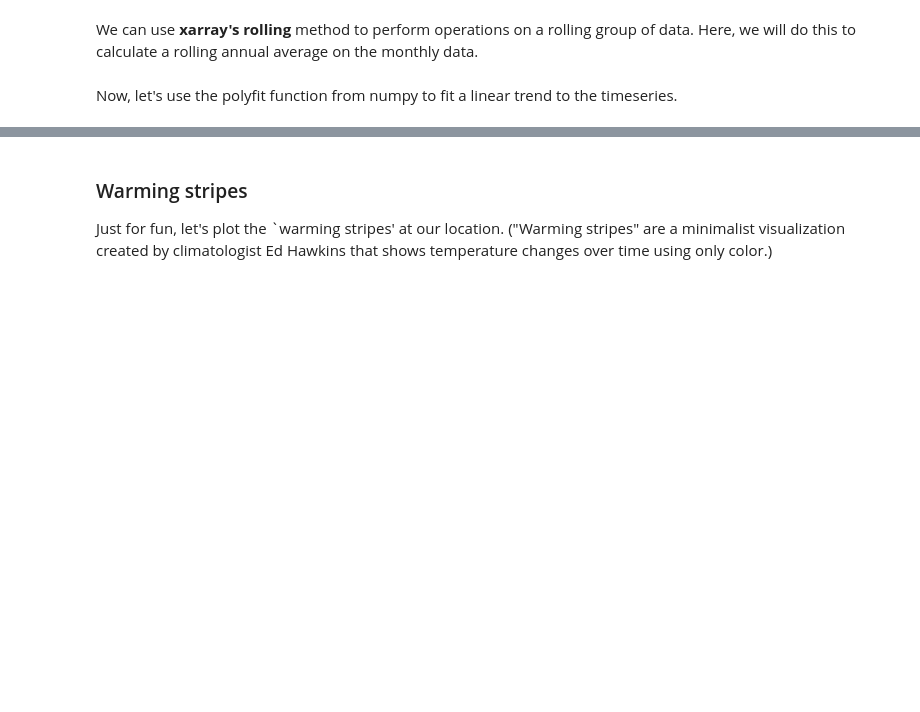
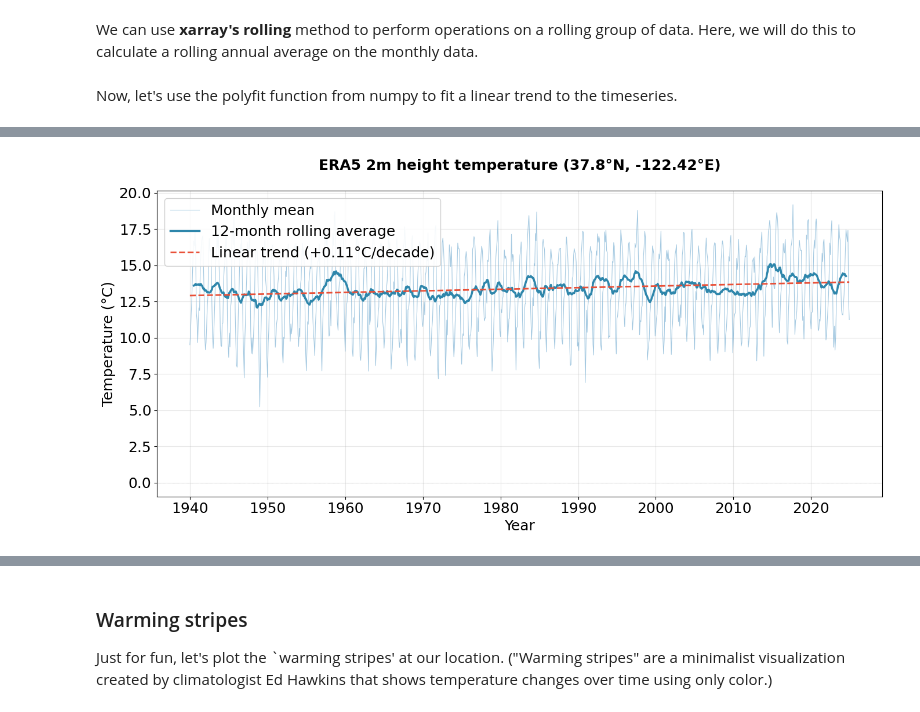
Before and after one commit to benwulmer/CDA, a Jupyter notebook: 1_TrendsExtremes.ipynb, the cells around one changed output, grey strips where cells are left out. Drawn from its saved outputs; the diff is of its cells as text; code cells hidden in the pictures; blank space fills up the shorter version.

```diff
--- a/1_TrendsExtremes.ipynb
+++ b/1_TrendsExtremes.ipynb
@@ -331,6 +254,6 @@ We can use **xarray's rolling** method to perform operations on a rolling group
 # %%
 # Calculate 12-month rolling average (centered) using xarray
 # xarray's rolling() works directly on DataArrays with labeled dimensions
-rolling_avg = precip_raw.rolling({'time': 12}, center=True).mean()
+rolling_avg = temp_celsius.rolling({'time': 12}, center=True).mean()
 # %% [markdown]
 Now, let's use the polyfit function from numpy to fit a linear trend to the timeseries.
@@ -359,8 +260,8 @@ Attributes: (12/32)
 # %%
 # Fit linear trend using numpy polyfit
 # Convert dates to numeric values (months since start)
-x = np.arange(len(precip))
-slope, intercept = np.polyfit(x, precip, 1)
+x = np.arange(len(temps))
+slope, intercept = np.polyfit(x, temps, 1)
 trend_line = slope * x + intercept
 
 # Calculate warming rate per decade
@@ -368,5 +269,5 @@ trend_line = slope * x + intercept
 warming_rate = slope * 120
 
 print(f"Linear trend: {warming_rate:+.3f}°C per decade")
-print(f"Total warming ({START_YEAR}-{END_YEAR}): {warming_rate * (END_YEAR - START_YEAR) / 10:.10f}°C")
+print(f"Total warming ({START_YEAR}-{END_YEAR}): {warming_rate * (END_YEAR - START_YEAR) / 10:.2f}°C")
 # %% [output]
@@ -375,68 +276,39 @@ Total warming (1940-2024): 0.0000595240°C
 # %%
-def plot_data(data_raw, heading, variable, units):
-  data_raw = data_raw.rename({'valid_time': 'time'})
-  dim = data_raw.dims[0]
-  data_raw = data_raw.dropna(dim=dim).squeeze()
-  data_raw = data_raw - 273.15
-  times = data_raw['time'].values
-  data = data_raw.values
-  x = np.arange(len(data))
-  slope, intercept = np.polyfit(x, data, 1)
-  trend_line = slope * x + intercept
 
-  rolling_avg = data_raw.rolling({'time': 12}, center=True).mean()
-  # Set the default font and figure size (this will apply to later plots too)
-  plt.rcParams['figure.figsize'] = [12, 6]
-  plt.rcParams['font.size'] = 18
-  # Create figure
-  fig, ax = plt.subplots(figsize=(14, 7))
+# Set the default font and figure size (this will apply to later plots too)
+plt.rcParams['figure.figsize'] = [12, 6]
+plt.rcParams['font.size'] = 18
 
-  # Plot monthly data
-  ax.plot(times, data, color='#7FB3D5', linewidth=0.8, alpha=0.7,
-          label='Monthly mean')
+# Create figure
+fig, ax = plt.subplots(figsize=(14, 7))
 
-  # Plot 12-month rolling average
-  ax.plot(times, rolling_avg.values, color='#2E86AB', linewidth=2.5,
-          label='12-month rolling average')
+# Plot monthly data
+ax.plot(times, temps, color='#7FB3D5', linewidth=0.8, alpha=0.7,
+        label='Monthly mean')
 
-  # Plot linear trend
-  ax.plot(times, trend_line, color='#E94F37', linewidth=2, linestyle='--',
-          label=f'Linear trend ({slope * 120:+.2f} {units}/decade)')
+# Plot 12-month rolling average
+ax.plot(times, rolling_avg.values, color='#2E86AB', linewidth=2.5,
+        label='12-month rolling average')
 
-  # Formatting
-  ax.set_xlabel('Year')
-  ax.set_ylabel(f'{variable} ({units})')
-  ax.set_title(f'ERA5 {variable} ({LAT}°N, {LON}°E)\n', fontsize=18, fontweight='bold')
+# Plot linear trend
+ax.plot(times, trend_line, color='#E94F37', linewidth=2, linestyle='--',
+        label=f'Linear trend ({warming_rate:+.2f}°C/decade)')
 
-  ax.grid(True, alpha=0.3)
+# Formatting
+ax.set_xlabel('Year')
+ax.set_ylabel('Temperature (°C)')
+ax.set_title(f'ERA5 2m height temperature ({LAT}°N, {LON}°E)\n', fontsize=18, fontweight='bold')
 
-  # Add reference line at 0°C
-  ax.axhline(y=0, color='gray', linestyle=':', linewidth=0.5, alpha=0.5)
-  plt.legend()
-  plt.tight_layout()
-  plt.savefig(f'{variable}_graph.png', dpi=150, bbox_inches='tight')
-  plt.show()
+ax.legend(loc='upper left', framealpha=0.9)
+ax.grid(True, alpha=0.3)
 
-  print(f"\nPlot saved as '{variable}_graph.png'")
+# Add reference line at 0°C
+ax.axhline(y=0, color='gray', linestyle=':', linewidth=0.5, alpha=0.5)
 
-    # ---- Summary stats ----
-  # Monthly stats
-  monthly_mean = float(data_raw.mean())
-  monthly_min  = float(data_raw.min())
-  monthly_max  = float(data_raw.max())
+plt.tight_layout()
+plt.savefig('temperature_trend.png', dpi=150, bbox_inches='tight')
+plt.show()
 
-  # Rolling stats (drop NaNs created at the ends)
-  roll_valid = rolling_avg.dropna(dim="time")
-  roll_mean = float(roll_valid.mean()) if roll_valid.size else float("nan")
-  roll_min  = float(roll_valid.min())  if roll_valid.size else float("nan")
-  roll_max  = float(roll_valid.max())  if roll_valid.size else float("nan")
-
-  # Trend summary
-  per_decade = slope * 120  # monthly cadence assumption
-  # Optional: intercept is at x=0 (first point in your filtered series)
-  print("\n--- Summary ---")
-  print(f"Monthly: mean={monthly_mean:.4g} {units}, min={monthly_min:.4g}, max={monthly_max:.4g}")
-  print(f"12-mo rolling: mean={roll_mean:.4g} {units}, min={roll_min:.4g}, max={roll_max:.4g}")
-  print(f"Linear fit: y = {slope:.4g}*x + {intercept:.4g}  (≈ {per_decade:+.4g} {units}/decade)")
-  print(f"Count: n_monthly={data_raw.size}, n_roll12={roll_valid.size}")
-  print(f"Time span: {str(times[0])} → {str(times[-1])}")
+print("\nPlot saved as 'temperature_trend.png'")
+# %% [output]
+[figure, added]
```
Also changed, not shown: parts of 20 cells of this notebook.
